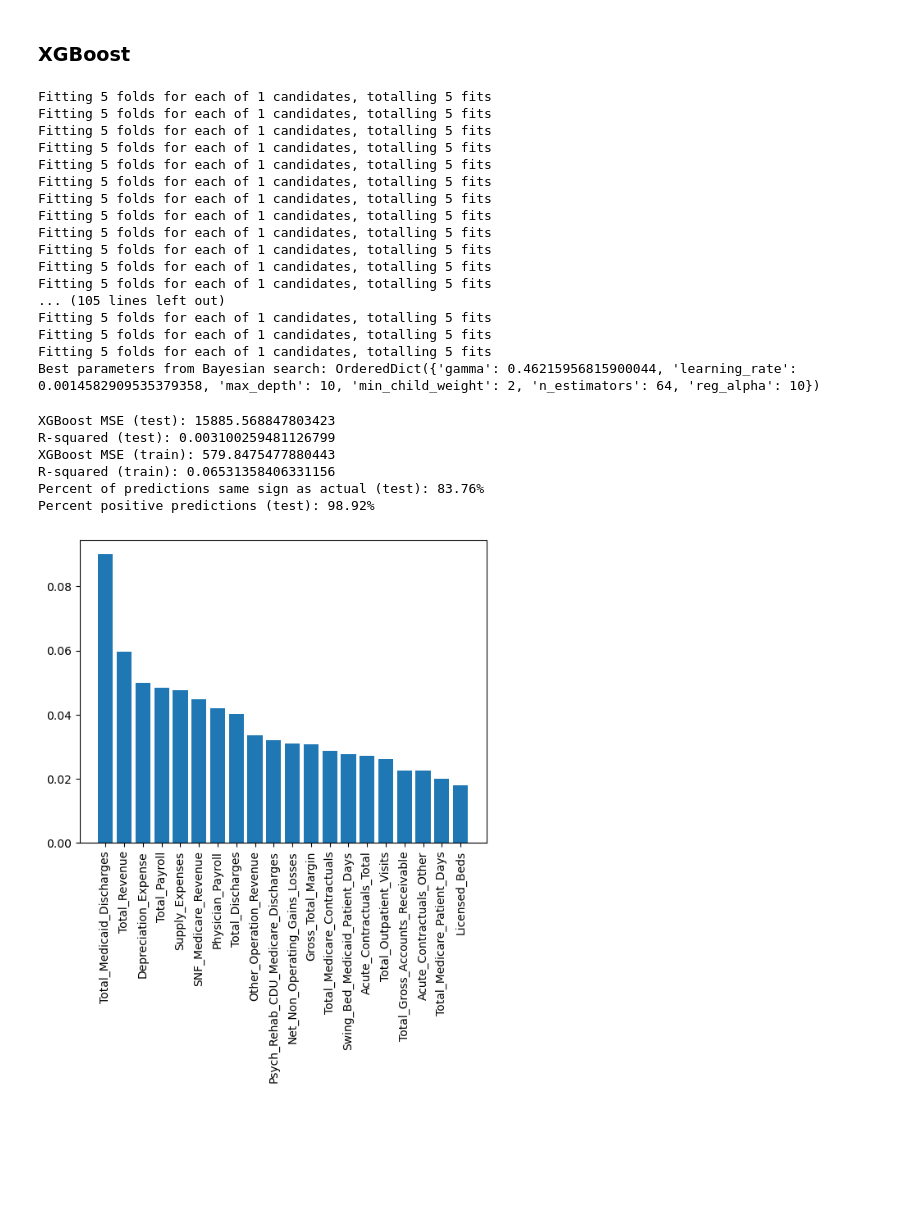
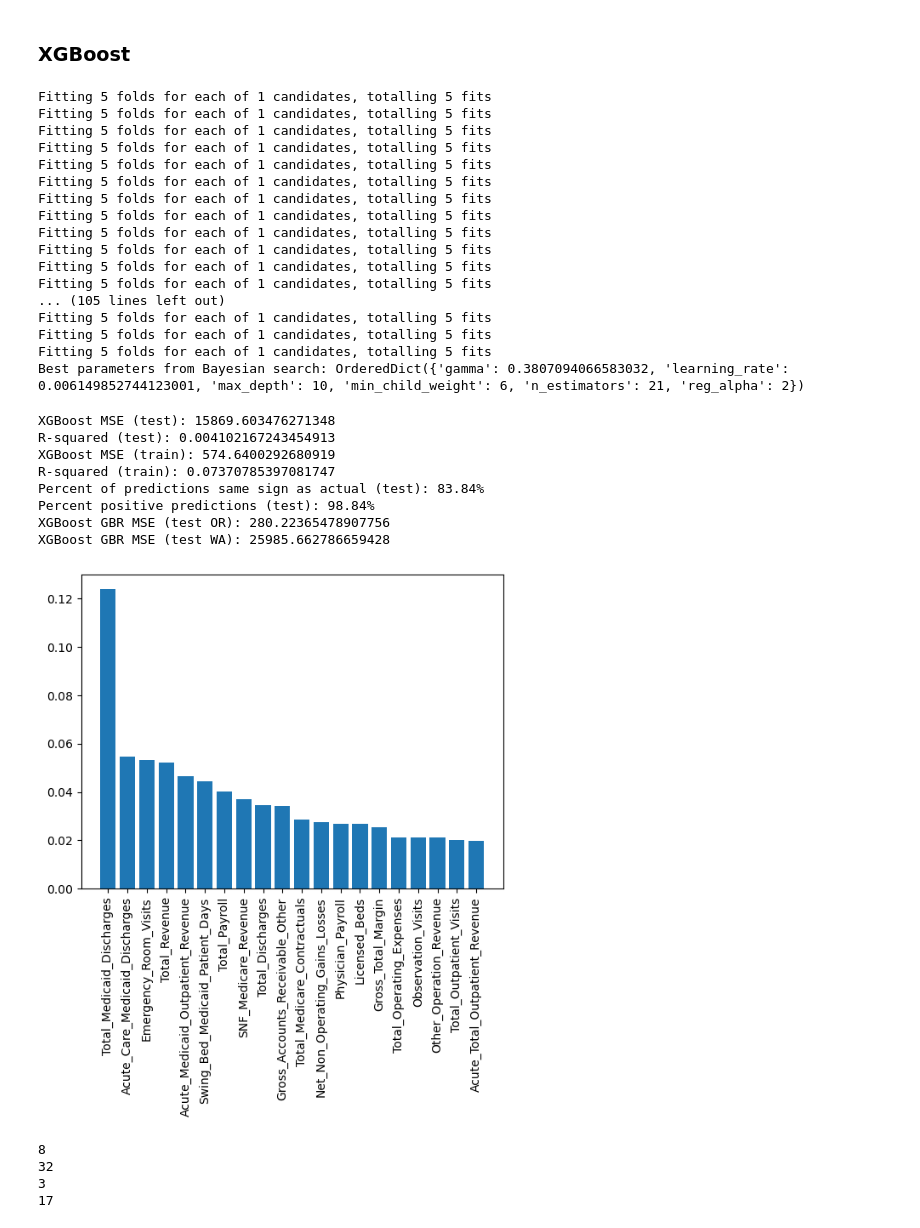
Before and after one commit to EEPayne/5322_final_project, a Jupyter notebook: tree_models.ipynb, the cells around one changed output. Cells and saved outputs as stored; diff of their text form; code cells hidden in the pictures; blank space fills up the shorter version.

Commit message:
Added more boosting models

```diff
--- a/tree_models.ipynb
+++ b/tree_models.ipynb
@@ -33,6 +33,9 @@ Rows with missing target: 20.46%
 hospital_data = hospital_data.dropna()
 hospital_data = hospital_data[~np.isinf(hospital_data['Pct_Inc_Total_Revenue_Next_Year'])]
 hospital_data.info()
+hospital_data = pd.concat([pd.get_dummies(hospital_data[['State', 'Quarter']].astype('category'), ['StateIs', 'IsQ']),
+                           hospital_data], axis=1)
+hospital_data.head()
 # %% [output]
 <class 'pandas.core.frame.DataFrame'>
 Index: 5583 entries, 4 to 7095
@@ -59,19 +69,15 @@ print(f'Test Set Breakdown: (WA: {wa_test_prop:.2f}%)  (OR: {or_test_prop:.2f}%)
 print(f'Train Set Breakdown: (WA: {wa_train_prop:.2f}%)  (OR: {or_train_prop:.2f}%)')
 
 train_x = train_data.drop(columns=['Hospital_License_or_AHA',
-                                   'Year',
+                                   'Year', 'State', 'Quarter',
                                    'Hospital_Name',
                                    'Next_Year_Total_Revenue',
                                    'Pct_Inc_Total_Revenue_Next_Year'])
-train_x['State_Is_Oregon'] = (train_x['State'] == 'Oregon').astype('int')
-train_x.drop(columns=['State'], inplace=True)
 test_x = test_data.drop(columns=['Hospital_License_or_AHA',
-                                   'Year',
+                                   'Year', 'State', 'Quarter',
                                    'Hospital_Name',
                                    'Next_Year_Total_Revenue',
                                    'Pct_Inc_Total_Revenue_Next_Year'])
-test_x['State_Is_Oregon'] = (test_x['State'] == 'Oregon').astype('int')
-test_x.drop(columns=['State'], inplace=True)
 train_y = train_data['Pct_Inc_Total_Revenue_Next_Year']
 test_y = test_data['Pct_Inc_Total_Revenue_Next_Year']
 # %% [output]
@@ -90,7 +96,7 @@ gbr_model = GradientBoostingRegressor(random_state=33)
 
 param_grid = {
     'n_estimators': [10, 25, 50, 100, 200, 300, 500],
-    'learning_rate': [0.01, 0.05, 0.1, 0.2],
+    'learning_rate': [0.001, , 0.1, 0.05, 0.1, 0.2],
     'max_depth': [3, 5, 7]
 }
 
@@ -229,7 +258,7 @@ plt.show()
 ### XGBoost
 # %%
 model_xgb = xgb.XGBRegressor(objective='reg:squarederror', booster='gbtree',
-                             tree_method='exact', random_state=42)
+                             tree_method='exact', random_state=33)
 
 search_space = {
     'max_depth': (3, 10),
@@ -243,7 +272,7 @@ search_space = {
 bayes_search = BayesSearchCV(
     estimator=model_xgb,
     search_spaces=search_space,
-    n_iter=120,     # number of iterations to run
+    n_iter=120,
     cv=5,
     scoring='neg_mean_squared_error',
     random_state=33,
@@ -269,7 +298,7 @@ Fitting 5 folds for each of 1 candidates, totalling 5 fits
 Fitting 5 folds for each of 1 candidates, totalling 5 fits
 Fitting 5 folds for each of 1 candidates, totalling 5 fits
 Fitting 5 folds for each of 1 candidates, totalling 5 fits
-Best parameters from Bayesian search: OrderedDict({'gamma': 0.46215956815900044, 'learning_rate': 0.0014582909535379358, 'max_depth': 10, 'min_child_weight': 2, 'n_estimators': 64, 'reg_alpha': 10})
+Best parameters from Bayesian search: OrderedDict({'gamma': 0.3807094066583032, 'learning_rate': 0.006149852744123001, 'max_depth': 10, 'min_child_weight': 6, 'n_estimators': 21, 'reg_alpha': 2})
 # %%
 # final model evaluation
 model_xgb_best = bayes_search.best_estimator_
@@ -285,19 +314,45 @@ same_sign = ((xgb_pred * test_y) > 0)
 pct_same_sign = np.sum(same_sign) / same_sign.shape[0]
 print(f'Percent of predictions same sign as actual (test): {100 * pct_same_sign:.2f}%')
 print(f'Percent positive predictions (test): {100 * np.sum(xgb_pred > 0) / xgb_pred.shape[0]:.2f}%')
+
+# get errors for oregon and wa individually
+test_mse_xgb_or = mean_squared_error(test_y[test_x['StateIs_Oregon'] == True],
+                                         model_xgb_best.predict(test_x[test_x['StateIs_Oregon'] == True]))
+test_mse_xgb_wa = mean_squared_error(test_y[test_x['StateIs_Washington'] == True],
+                                         model_xgb_best.predict(test_x[test_x['StateIs_Washington'] == True]))
+print(f'XGBoost GBR MSE (test OR): {test_mse_xgb_or}')
+print(f'XGBoost GBR MSE (test WA): {test_mse_xgb_wa}')
 # %% [output]
-XGBoost MSE (test): 15885.568847803423
-R-squared (test): 0.003100259481126799
-XGBoost MSE (train): 579.8475477880443
-R-squared (train): 0.06531358406331156
-Percent of predictions same sign as actual (test): 83.76%
-Percent positive predictions (test): 98.92%
+XGBoost MSE (test): 15869.603476271348
+R-squared (test): 0.004102167243454913
+XGBoost MSE (train): 574.6400292680919
+R-squared (train): 0.07370785397081747
+Percent of predictions same sign as actual (test): 83.84%
+Percent positive predictions (test): 98.84%
+XGBoost GBR MSE (test OR): 280.22365478907756
+XGBoost GBR MSE (test WA): 25985.662786659428
 # %%
 importances = model_xgb_best.feature_importances_
 feature_names = model_xgb_best.feature_names_in_
 indices = np.argsort(importances)[::-1][:20] # take top 20
+xgb_top_20 = np.array(feature_names)[indices]
 plt.bar(range(len(indices)), importances[indices])
-plt.xticks(range(len(indices)), np.array(feature_names)[indices], rotation=90)
+plt.xticks(range(len(indices)), xgb_top_20, rotation=90)
 plt.show()
 # %% [output]
-[figure, old version]
+[figure, new version]
+# %%
+top_20_union = list(map(str, list(set(xgb_top_20).union(set(sklearn_top_20)))))
+top_20_intersection = list(map(str, list(set(xgb_top_20).intersection(set(sklearn_top_20)))))
+print(len(top_20_intersection))
+print(len(top_20_union))
+
+top_10_union = list(map(str, list(set(xgb_top_20[:10]).union(set(sklearn_top_20[:10])))))
+top_10_intersection = list(map(str, list(set(xgb_top_20[:10]).intersection(set(sklearn_top_20[:10])))))
+print(len(top_10_intersection))
+print(len(top_10_union))
+# %% [output]
+8
+32
+3
+17
```
Also changed, not shown: parts of 17 cells of this notebook.
